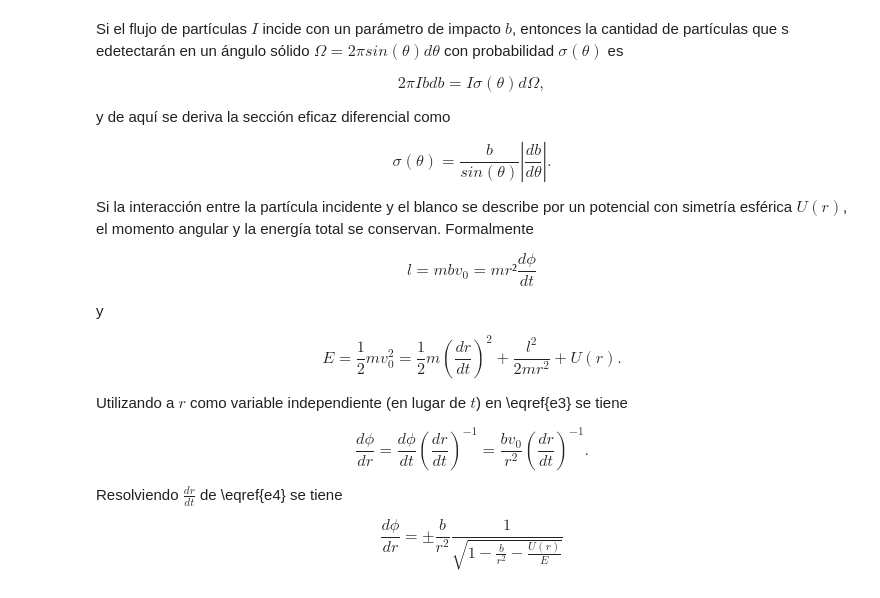
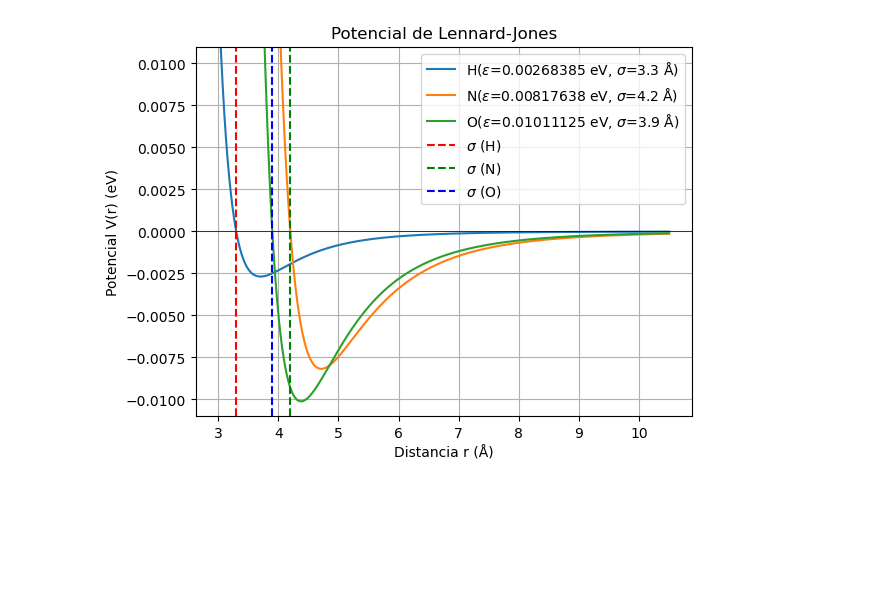
Before and after one commit to CarlosOsVa/Carlos-an2024, a Jupyter notebook: Proyecto 2.ipynb, the cells around one changed output. Saved outputs shown, nothing was run; the diff lists cells and outputs as text; code cells hidden in the pictures; blank space fills up the shorter version.

```diff
--- a/Proyecto 2.ipynb
+++ b/Proyecto 2.ipynb
@@ -5,36 +91,37 @@ En este proyecto, se investigará la dispersión clásica de una particula de ma
-# %% [markdown]
-Si el flujo de partículas $I$ incide con un parámetro de impacto $b$, entonces la cantidad de partículas que s edetectarán en un ángulo sólido $\Omega = 2\pi sin(\theta)d\theta$ con probabilidad $\sigma(\theta)$ es
-
-\begin{equation} \tag{1}
-2\pi Ib db = I\sigma(\theta)d\Omega ,
-\end{equation}
-
-y de aquí se deriva la sección eficaz diferencial como
-
-\begin{equation} \tag{2}
-\sigma(\theta)=\frac{b}{sin(\theta)}\left|\frac{db}{d\theta}\right|.
-\end{equation}
-
-Si la interacción entre la partícula incidente y el blanco se describe por un potencial con simetría esférica $U(r)$, el momento angular y la energía total se conservan. Formalmente
-
-\begin{equation} \tag{3} \label{e3}
-l = mbv_0 = mr²\frac{d\phi}{dt}
-\end{equation}
-
-y
-
-\begin{equation} \tag{4} \label{e4}
-E = \frac{1}{2}mv_0^2 = \frac{1}{2}m\left(\frac{dr}{dt}\right)^2 + \frac{l^2}{2mr^2} + U(r).
-\end{equation}
-
-Utilizando a $r$ como variable independiente (en lugar de $t$) en \eqref{e3} se tiene
-
-\begin{equation} \tag{5}
-\frac{d\phi}{dr} = \frac{d\phi}{dt}\left(\frac{dr}{dt}\right)^{-1} = \frac{bv_0}{r^2}\left(\frac{dr}{dt}\right)^{-1}.
-\end{equation}
-
-Resolviendo $\frac{dr}{dt}$ de \eqref{e4} se tiene
-
-\begin{equation} \tag{6}
-\frac{d\phi}{dr} = \pm \frac{b}{r^2}\frac{1}{\sqrt{1-\frac{b}{r^2}-\frac{U(r)}{E}}}
-\end{equation}
+# %%
+import numpy as np
+import matplotlib.pyplot as plt
+
+def plj(r, epsilon, sigma): #Definición del potencial de Lennard-Jones
+    return 4 * epsilon * ((sigma / r)**12 - (sigma / r)**6)
+
+eH = 0.00268385  # Profundidad del pozo de potencial (en eV)
+sH = 3.3    # Distancia donde el potencial es cero (en Å)
+eN = 0.00817638
+sN = 4.2
+eO = 0.01011125
+sO = 3.9
+
+r = np.linspace(3, 10.5, 10000)
+
+# Calcular el potencial de Lennard-Jones
+V1 = plj(r, eH, sH)
+V2 = plj(r, eN, sN)
+V3 = plj(r, eO, sO)
+
+plt.plot(r, V1, label=f'H($\epsilon$={eH} eV, $\sigma$={sH} Å)')
+plt.plot(r, V2, label=f'N($\epsilon$={eN} eV, $\sigma$={sN} Å)')
+plt.plot(r, V3, label=f'O($\epsilon$={eO} eV, $\sigma$={sO} Å)')
+plt.xlabel('Distancia r (Å)')
+plt.ylabel('Potencial V(r) (eV)')
+plt.title('Potencial de Lennard-Jones')
+plt.axhline(0, color='black',linewidth=0.5)
+plt.axvline(sH, color='red', linestyle='--', label=f'$\sigma$ (H)')
+plt.axvline(sN, color='green', linestyle='--', label=f'$\sigma$ (N)')
+plt.axvline(sO, color='blue', linestyle='--', label=f'$\sigma$ (O)')
+plt.legend()
+plt.grid(True)
+plt.ylim(-0.011, 0.011)  # Limitar el eje y para una mejor visualización
+plt.show()
+# %% [output]
+[figure, added]
```
Also changed, not shown: parts of 9 cells of this notebook.
